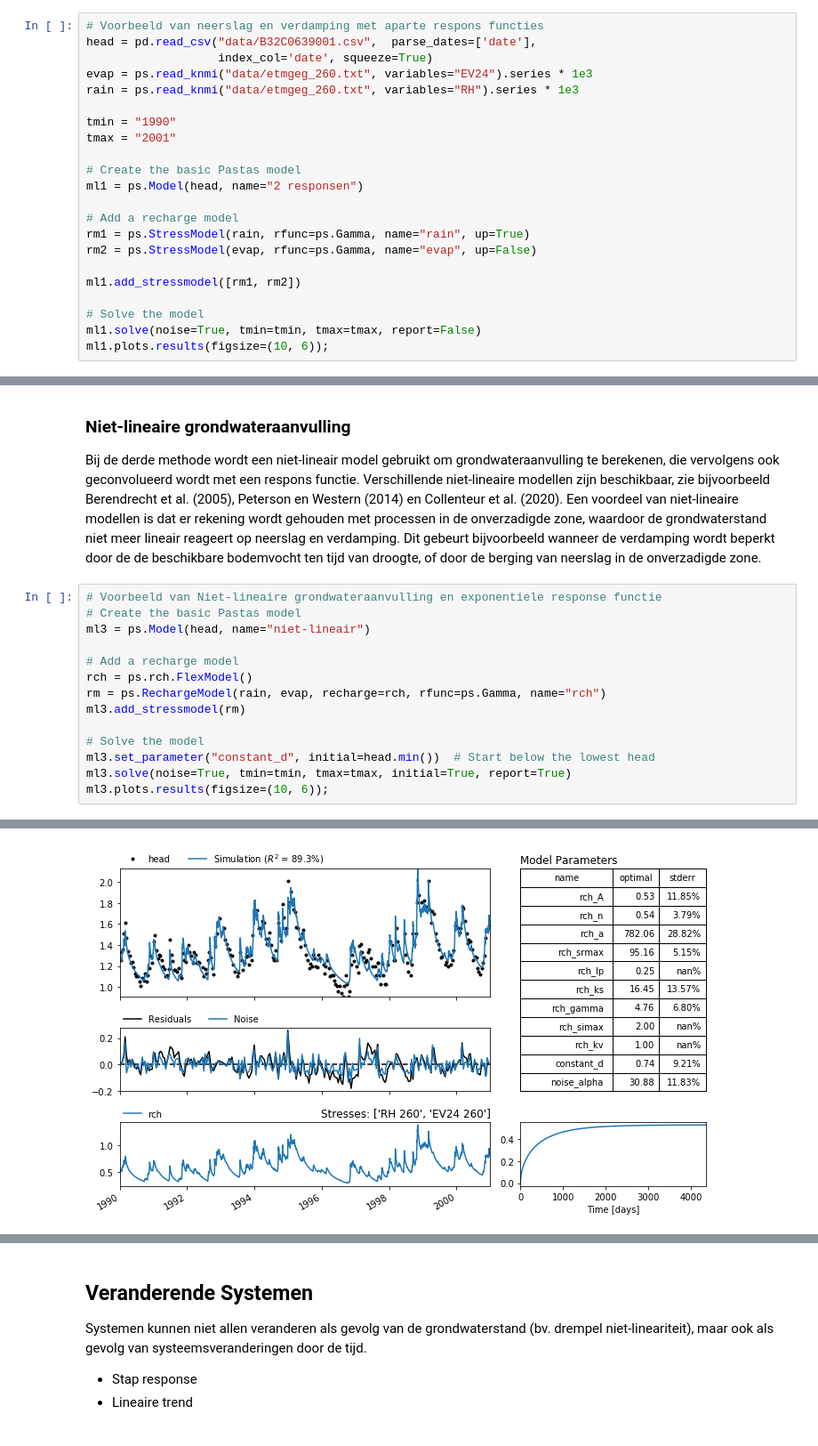
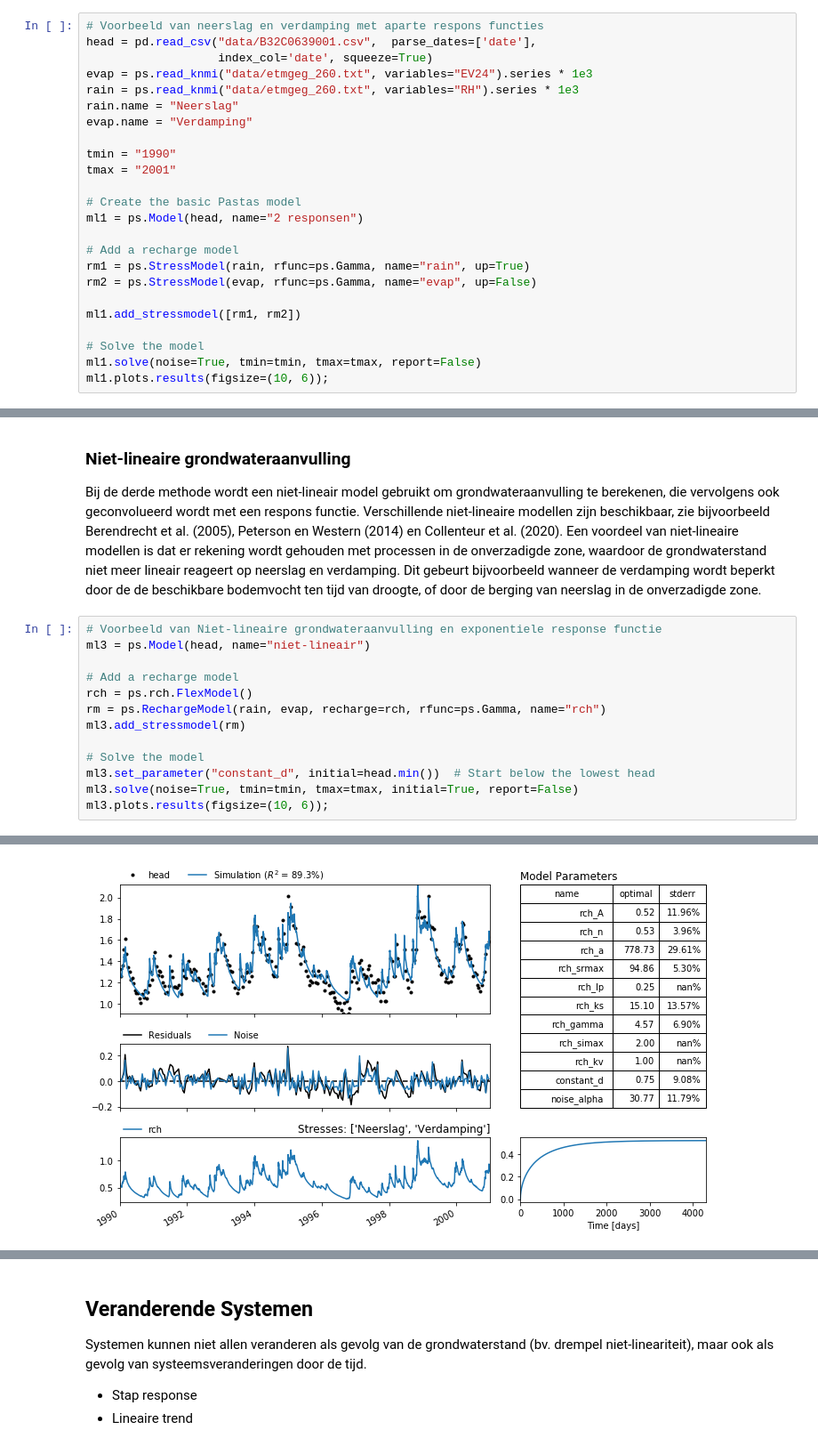
Before and after one commit to ArtesiaWater/stowa_handleiding_tijdreeksanalyse, a Jupyter notebook: model_structuur/model_structuur.ipynb, the cells around one changed output, grey strips where cells are left out. Shown: that part at 89% size. Cells and saved outputs as stored; diff of their text form.

```diff
--- a/model_structuur/model_structuur.ipynb
+++ b/model_structuur/model_structuur.ipynb
@@ -82,6 +100,8 @@ head = pd.read_csv("data/B32C0639001.csv",  parse_dates=['date'],
                    index_col='date', squeeze=True)
 evap = ps.read_knmi("data/etmgeg_260.txt", variables="EV24").series * 1e3
 rain = ps.read_knmi("data/etmgeg_260.txt", variables="RH").series * 1e3
+rain.name = "Neerslag"
+evap.name = "Verdamping"
 
 tmin = "1990"
 tmax = "2001"
@@ -130,7 +150,6 @@ In de figuur hierboven is het resultaat van dit model voor de voorbeeld data get
 Bij de derde methode wordt een niet-lineair model gebruikt om grondwateraanvulling te berekenen, die vervolgens ook geconvolueerd wordt met een respons functie. Verschillende niet-lineaire modellen zijn beschikbaar, zie bijvoorbeeld Berendrecht et al. (2005), Peterson en Western (2014) en Collenteur et al. (2020). Een voordeel van niet-lineaire modellen is dat er rekening wordt gehouden met processen in de onverzadigde zone, waardoor de grondwaterstand niet meer lineair reageert op neerslag en verdamping. Dit gebeurt bijvoorbeeld wanneer de verdamping wordt beperkt door de de beschikbare bodemvocht ten tijd van droogte, of door de berging van neerslag in de onverzadigde zone.
 # %%
 # Voorbeeld van Niet-lineaire grondwateraanvulling en exponentiele response functie
-# Create the basic Pastas model
 ml3 = ps.Model(head, name="niet-lineair")
 
 # Add a recharge model
@@ -140,6 +159,6 @@ ml3.add_stressmodel(rm)
 
 # Solve the model
 ml3.set_parameter("constant_d", initial=head.min())  # Start below the lowest head
-ml3.solve(noise=True, tmin=tmin, tmax=tmax, initial=True, report=True)
+ml3.solve(noise=True, tmin=tmin, tmax=tmax, initial=True, report=False)
 ml3.plots.results(figsize=(10, 6));
 # %% [output]
@@ -163,4 +165,4 @@ rch_a constant_d -0.90
-[figure, old version]
+[figure, new version]
 # %% [markdown]
 Mogelijke nadelen van niet-lineaire modellen kunnen een groter aantal vrije parameters zijn of de rekentijd van het model. Het is echter vaak mogelijk een aantal parameters vast te zetten en een response functie te gebruiken met minder parameters, waardoor het aantal vrije parameters sterk is te reduceren. Door ontwikkelingen in de software is de rekentijd eigenlijk geen argument meer om niet-lineaire modellen niet te gebruiken.
 
```
Also changed, not shown: parts of 18 cells of this notebook, 4 other files.
